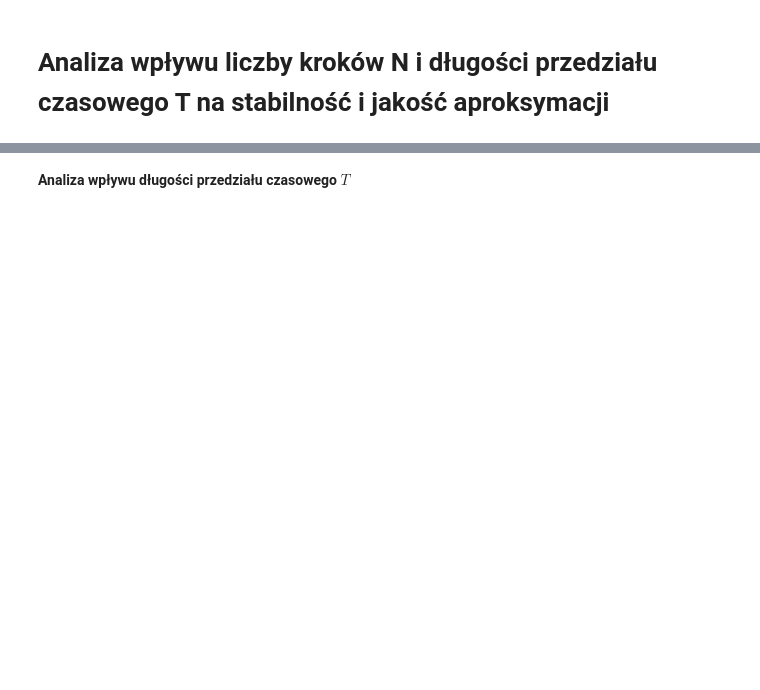
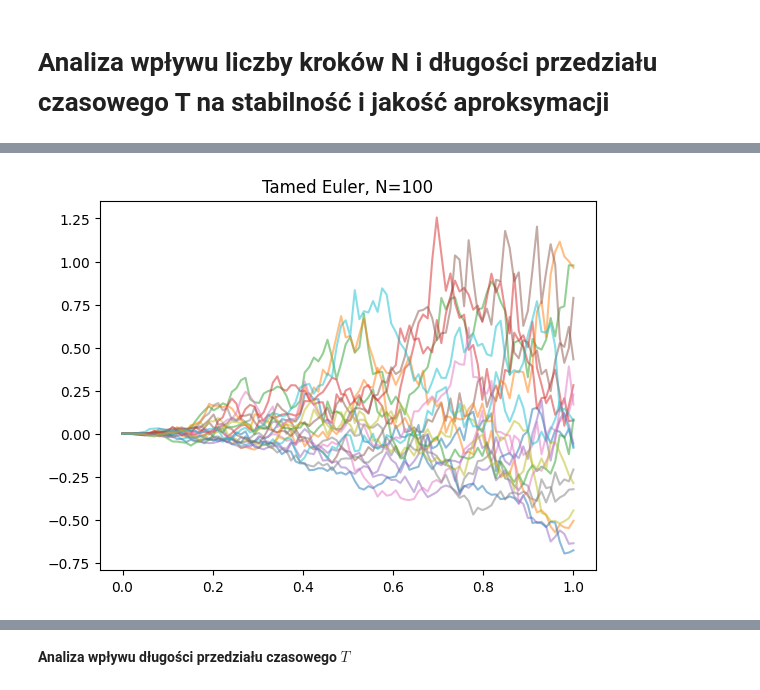
Before and after one commit to Hel4r/MNSRR-projekt-zaliczeniowy, a Jupyter notebook: symulacja.ipynb, the cells around one changed output, grey strips where cells are left out. Saved outputs shown, nothing was run; the diff lists cells and outputs as text; code cells hidden in the pictures; blank space fills up the shorter version.

```diff
--- a/symulacja.ipynb
+++ b/symulacja.ipynb
@@ -348,0 +368,10 @@ plt.show()
+# %%
+np.random.seed(1234)
+for i in range(20):
+    t, y = eulerTamed(0, 1, a, b, 100, alpha=0.5)
+    plt.plot(t, y, alpha=0.5)
+
+plt.title("Tamed Euler, N=100")
+plt.show()
+# %% [output]
+[figure, added]
```
Also changed, not shown: parts of 54 cells of this notebook.
